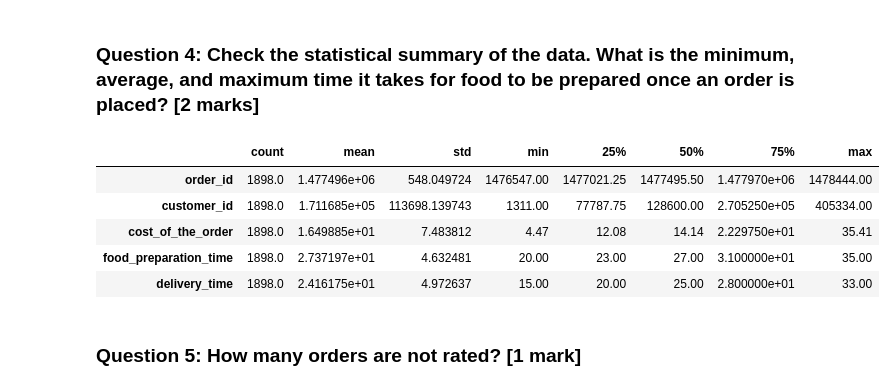
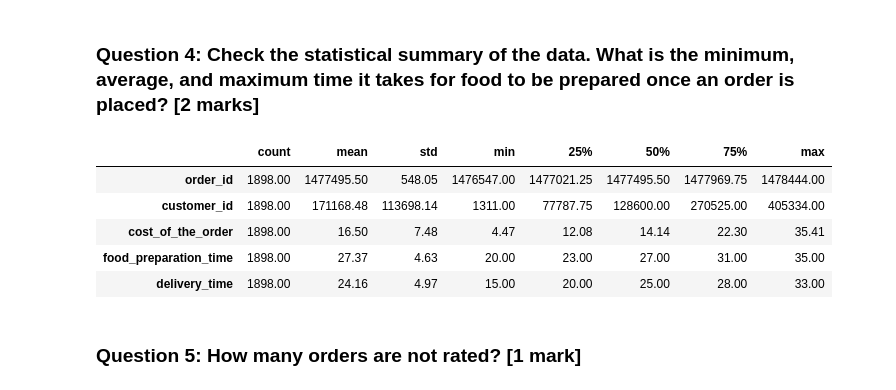
Before and after one commit to vivimtz888/python-statisticswk1, a Jupyter notebook: FDS_Project_LearnerNotebook_LowCode.ipynb, the cells around one changed output. Saved outputs shown, nothing was run; the diff lists cells and outputs as text; code cells hidden in the pictures.

```diff
--- a/FDS_Project_LearnerNotebook_LowCode.ipynb
+++ b/FDS_Project_LearnerNotebook_LowCode.ipynb
@@ -116,14 +116,17 @@ dtype: int64
 ### **Question 4:** Check the statistical summary of the data. What is the minimum, average, and maximum time it takes for food to be prepared once an order is placed? [2 marks]
 # %%
 # Get the summary statistics of the numerical data
-df.describe().T  # Write the appropriate function to print the statistical summary of the data (Hint: you have seen this in the case studies before)
+ # Write the appropriate function to print the statistical summary of the data (Hint: you have seen this in the case studies before)
+summary = df.describe().T
+summary = summary.style.format("{:.2f}")
+display(summary)
 # %% [output]
 |  | count | mean | std | min | 25% | 50% | 75% | max |
-| order_id | 1898.0 | 1.477496e+06 | 548.049724 | 1476547.00 | 1477021.25 | 1477495.50 | 1.477970e+06 | 1478444.00 |
-| customer_id | 1898.0 | 1.711685e+05 | 113698.139743 | 1311.00 | 77787.75 | 128600.00 | 2.705250e+05 | 405334.00 |
-| cost_of_the_order | 1898.0 | 1.649885e+01 | 7.483812 | 4.47 | 12.08 | 14.14 | 2.229750e+01 | 35.41 |
-| food_preparation_time | 1898.0 | 2.737197e+01 | 4.632481 | 20.00 | 23.00 | 27.00 | 3.100000e+01 | 35.00 |
-| delivery_time | 1898.0 | 2.416175e+01 | 4.972637 | 15.00 | 20.00 | 25.00 | 2.800000e+01 | 33.00 |
+| order_id | 1898.00 | 1477495.50 | 548.05 | 1476547.00 | 1477021.25 | 1477495.50 | 1477969.75 | 1478444.00 |
+| customer_id | 1898.00 | 171168.48 | 113698.14 | 1311.00 | 77787.75 | 128600.00 | 270525.00 | 405334.00 |
+| cost_of_the_order | 1898.00 | 16.50 | 7.48 | 4.47 | 12.08 | 14.14 | 22.30 | 35.41 |
+| food_preparation_time | 1898.00 | 27.37 | 4.63 | 20.00 | 23.00 | 27.00 | 31.00 | 35.00 |
+| delivery_time | 1898.00 | 24.16 | 4.97 | 15.00 | 20.00 | 25.00 | 28.00 | 33.00 |
 # %% [markdown]
 ### **Question 5:** How many orders are not rated? [1 mark]
 # %%
```
Also changed, not shown: parts of 3 cells of this notebook.
